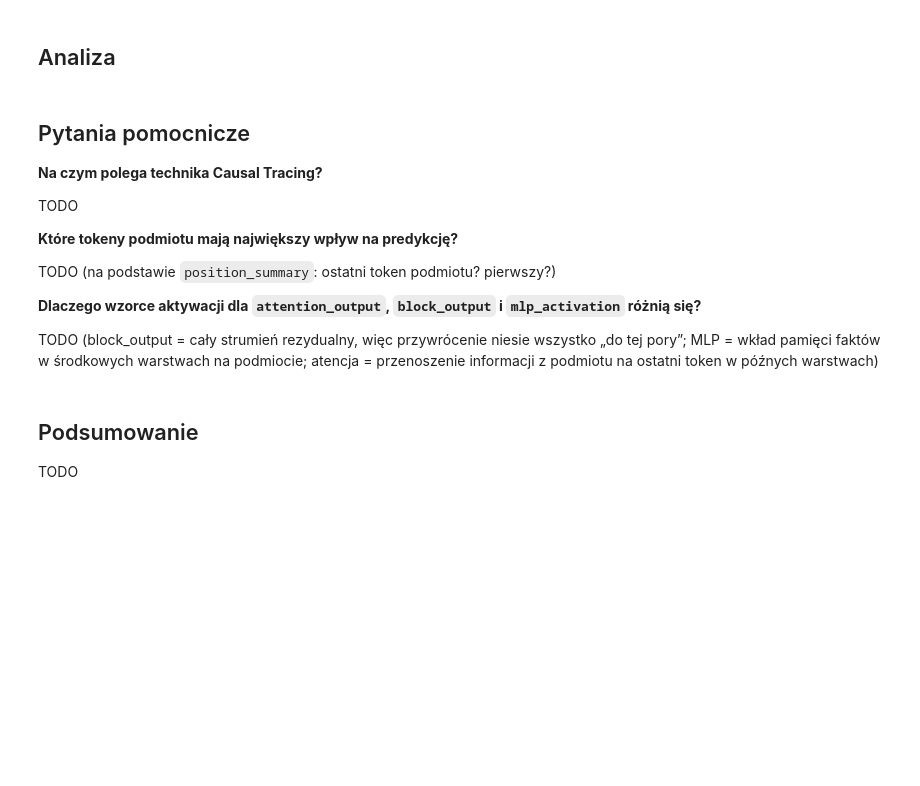
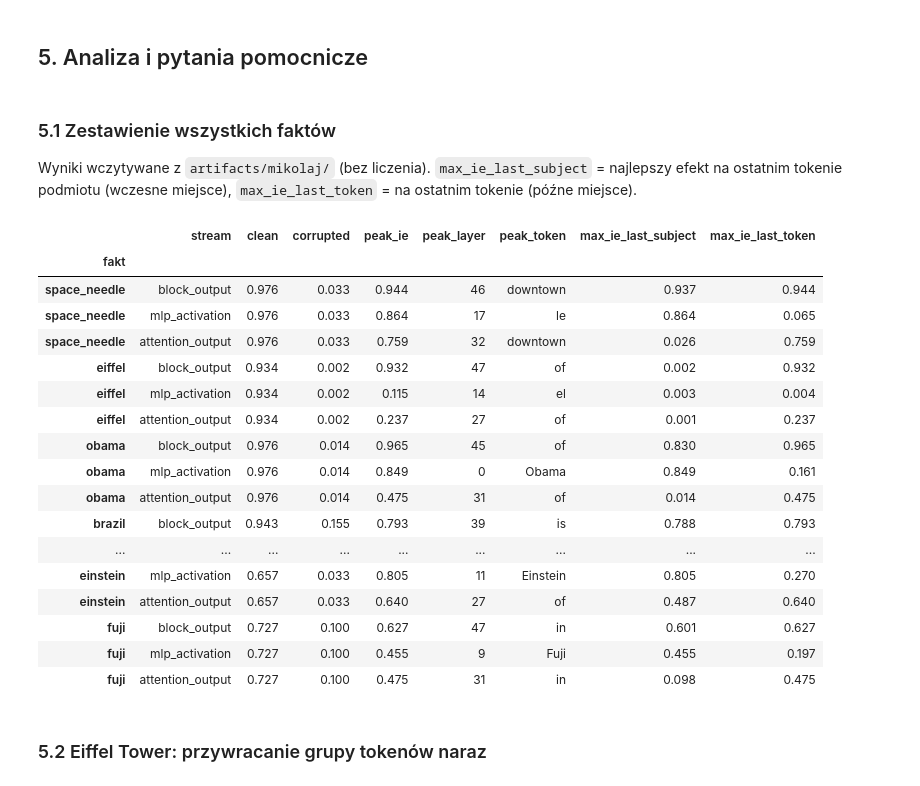
Before and after one commit to Voldziu/NLP, a Jupyter notebook: 04/mikolaj/mikolaj.ipynb, the cells around one changed output. Cells and saved outputs as stored; diff of their text form; code cells hidden in the pictures; blank space fills up the shorter version.

```diff
--- a/04/mikolaj/mikolaj.ipynb
+++ b/04/mikolaj/mikolaj.ipynb
@@ -122,8 +533,34 @@ plot_trace_grid(facts, save_path=f"{FIGURES}/facts_grid.png");
 # %% [markdown]
-## Analiza
+## 5. Analiza i pytania pomocnicze
+# %% [markdown]
+### 5.1 Zestawienie wszystkich faktów
+
+Wyniki wczytywane z `artifacts/mikolaj/` (bez liczenia). `max_ie_last_subject` = najlepszy efekt na ostatnim tokenie podmiotu (wczesne miejsce), `max_ie_last_token` = na ostatnim tokenie (późne miejsce).
 # %%
-summary = pd.concat(
-    {name: streams_summary(res) for name, res in {"space_needle": space, **facts}.items()},
-    names=["fakt", None],
-).droplevel(1)
-summary
+from utils.tracing import load_trace_streams
+
+ALL = {"space_needle": load_trace_streams(OUT, "space_needle")} | {
+    name: load_trace_streams(OUT, name) for name in SELECTED
+}
+pd.concat(
+    {name: streams_summary(res) for name, res in ALL.items()}, names=["fakt", None]
+).droplevel(1).round(3)
+# %% [output]
+|  | stream | clean | corrupted | peak_ie | peak_layer | peak_token | max_ie_last_subject | max_ie_last_token |
+| fakt |  |  |  |  |  |  |  |  |
+| space_needle | block_output | 0.976 | 0.033 | 0.944 | 46 | downtown | 0.937 | 0.944 |
+| space_needle | mlp_activation | 0.976 | 0.033 | 0.864 | 17 | le | 0.864 | 0.065 |
+| space_needle | attention_output | 0.976 | 0.033 | 0.759 | 32 | downtown | 0.026 | 0.759 |
+| eiffel | block_output | 0.934 | 0.002 | 0.932 | 47 | of | 0.002 | 0.932 |
+| eiffel | mlp_activation | 0.934 | 0.002 | 0.115 | 14 | el | 0.003 | 0.004 |
+| eiffel | attention_output | 0.934 | 0.002 | 0.237 | 27 | of | 0.001 | 0.237 |
+| obama | block_output | 0.976 | 0.014 | 0.965 | 45 | of | 0.830 | 0.965 |
+| obama | mlp_activation | 0.976 | 0.014 | 0.849 | 0 | Obama | 0.849 | 0.161 |
+| obama | attention_output | 0.976 | 0.014 | 0.475 | 31 | of | 0.014 | 0.475 |
+| brazil | block_output | 0.943 | 0.155 | 0.793 | 39 | is | 0.788 | 0.793 |
+| ... | ... | ... | ... | ... | ... | ... | ... | ... |
+| einstein | mlp_activation | 0.657 | 0.033 | 0.805 | 11 | Einstein | 0.805 | 0.270 |
+| einstein | attention_output | 0.657 | 0.033 | 0.640 | 27 | of | 0.487 | 0.640 |
+| fuji | block_output | 0.727 | 0.100 | 0.627 | 47 | in | 0.601 | 0.627 |
+| fuji | mlp_activation | 0.727 | 0.100 | 0.455 | 9 | Fuji | 0.455 | 0.197 |
+| fuji | attention_output | 0.727 | 0.100 | 0.475 | 31 | in | 0.098 | 0.475 |
@@ -133,18 +567,2 @@ pd.concat({name: position_summary(res["mlp_activation"]).head(4) for name, res i
-# %% [markdown]
-## Pytania pomocnicze
-
-**Na czym polega technika Causal Tracing?**
-
-TODO
-
-**Które tokeny podmiotu mają największy wpływ na predykcję?**
-
-TODO (na podstawie `position_summary`: ostatni token podmiotu? pierwszy?)
-
-**Dlaczego wzorce aktywacji dla `attention_output`, `block_output` i `mlp_activation` różnią się?**
-
-TODO (block_output = cały strumień rezydualny, więc przywrócenie niesie wszystko „do tej pory”; MLP = wkład pamięci faktów w środkowych warstwach na podmiocie; atencja = przenoszenie informacji z podmiotu na ostatni token w późnych warstwach)
-# %% [markdown]
-## Podsumowanie
-
-TODO
+# %% [markdown]
+### 5.2 Eiffel Tower: przywracanie grupy tokenów naraz
```
Also changed, not shown: parts of 53 cells of this notebook, 12 other files.
